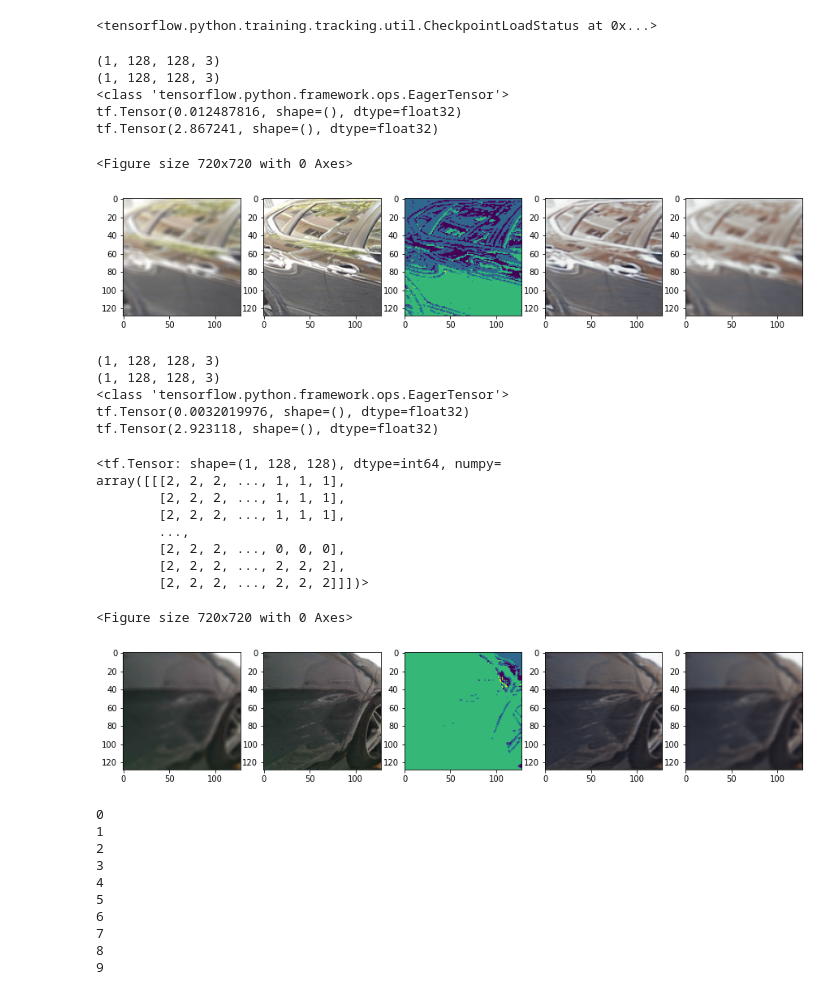
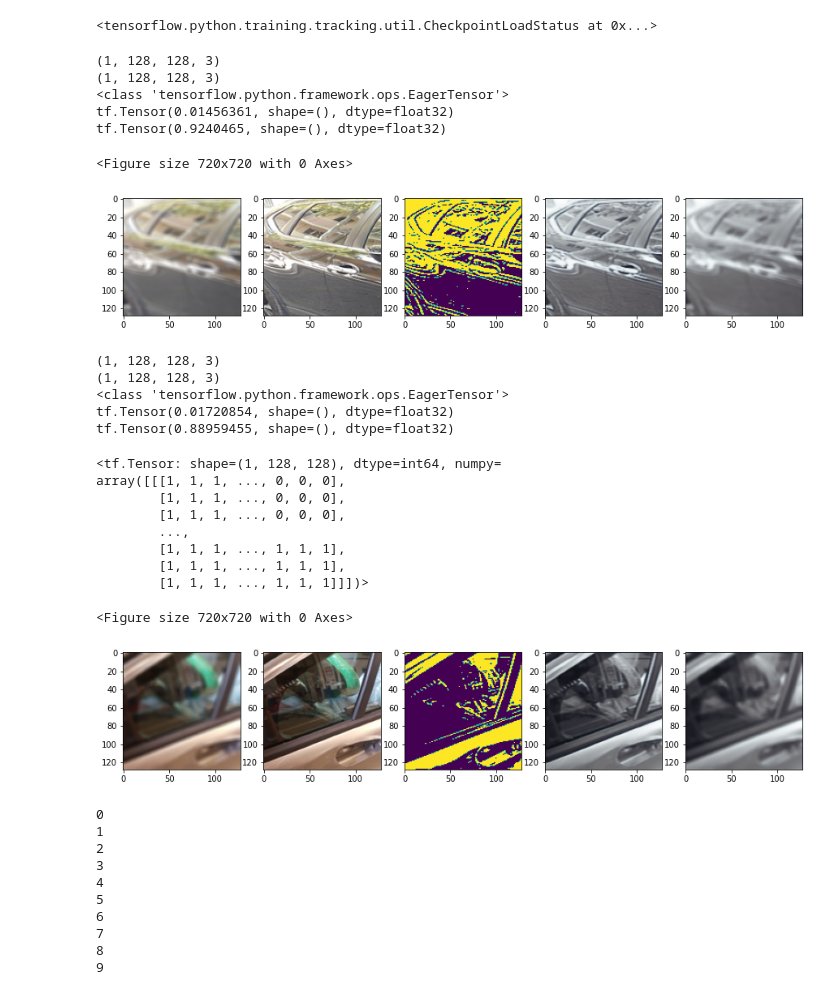
Before and after one commit to JereMonk/Wnet, a Jupyter notebook: Wnet_clustering2.ipynb, the cells around one changed output. Drawn from its saved outputs; the diff is of its cells as text; code cells hidden in the pictures.

```diff
--- a/Wnet_clustering2.ipynb
+++ b/Wnet_clustering2.ipynb
@@ -76,7 +76,7 @@ neighbor_filter=ncut_loss.neighbor_filter((128,128))
 #decoder = build_Unet.build_Unet(K=4,stages = [1,2,3,4],filters = 64,type='decoder',input_size=128,use_dropout=False)
 #wn = build_Wnet.Wnet(encoder,decoder,(128,128))
 
-K=4
+K=2
 INPUT_DIM=128
 USE_DROPOUT=False
 
@@ -95,7 +95,7 @@ wn.compile(
     loss_fn_reconstruction = tf.keras.losses.MeanSquaredError()
 )
 # %%
-wn.load_weights("/home/ubuntu/trainings/damages_classification/2021-06-17-Wnet/WnetDropoutIdea4classes/ckpt500")
+wn.load_weights("/home/ubuntu/trainings/damages_classification/2021-06-17-Wnet/WnetDropoutIdea2classes/ckpt900")
 # %% [output]
 <tensorflow.python.training.tracking.util.CheckpointLoadStatus at 0x...>
 # %%
@@ -149,28 +149,28 @@ ag = visualise_seg(no_dam[0],wn.encoder)
 (1, 128, 128, 3)
 (1, 128, 128, 3)
 <class 'tensorflow.python.framework.ops.EagerTensor'>
-tf.Tensor(0.012487816, shape=(), dtype=float32)
-tf.Tensor(2.867241, shape=(), dtype=float32)
+tf.Tensor(0.01456361, shape=(), dtype=float32)
+tf.Tensor(0.9240465, shape=(), dtype=float32)
 <Figure size 720x720 with 0 Axes>
-[figure, old version]
+[figure, new version]
 # %%
-visualise_seg(dam[1],wn.encoder)
+visualise_seg(dam[4],wn.encoder)
 # %% [output]
 (1, 128, 128, 3)
 (1, 128, 128, 3)
 <class 'tensorflow.python.framework.ops.EagerTensor'>
-tf.Tensor(0.0032019976, shape=(), dtype=float32)
-tf.Tensor(2.923118, shape=(), dtype=float32)
+tf.Tensor(0.01720854, shape=(), dtype=float32)
+tf.Tensor(0.88959455, shape=(), dtype=float32)
 <tf.Tensor: shape=(1, 128, 128), dtype=int64, numpy=
-array([[[2, 2, 2, ..., 1, 1, 1],
-        [2, 2, 2, ..., 1, 1, 1],
-        [2, 2, 2, ..., 1, 1, 1],
+array([[[1, 1, 1, ..., 0, 0, 0],
+        [1, 1, 1, ..., 0, 0, 0],
+        [1, 1, 1, ..., 0, 0, 0],
         ...,
-        [2, 2, 2, ..., 0, 0, 0],
-        [2, 2, 2, ..., 2, 2, 2],
-        [2, 2, 2, ..., 2, 2, 2]]])>
+        [1, 1, 1, ..., 1, 1, 1],
+        [1, 1, 1, ..., 1, 1, 1],
+        [1, 1, 1, ..., 1, 1, 1]]])>
 <Figure size 720x720 with 0 Axes>
-[figure, old version]
+[figure, new version]
 # %%
 dams_reco = []
 ndams_reco = []
```
Also changed, not shown: parts of 6 cells of this notebook, 1 other file.
